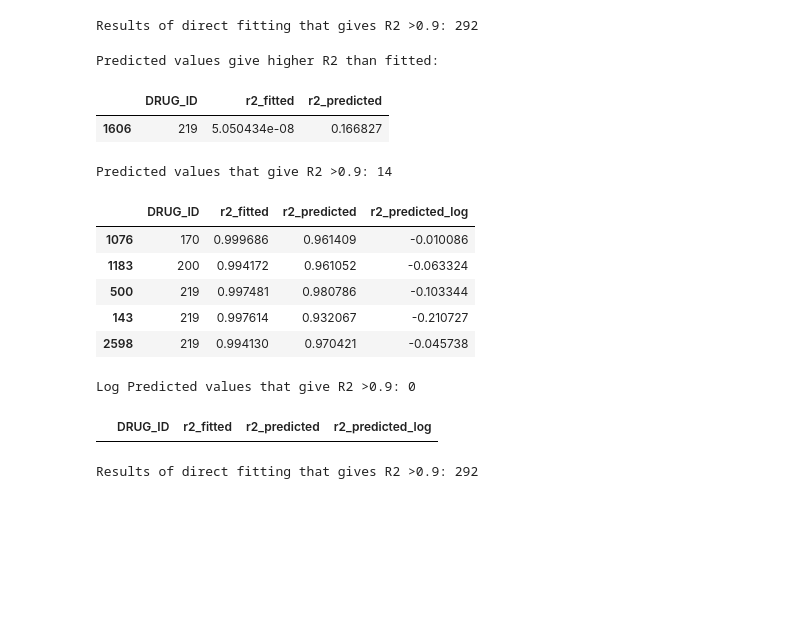
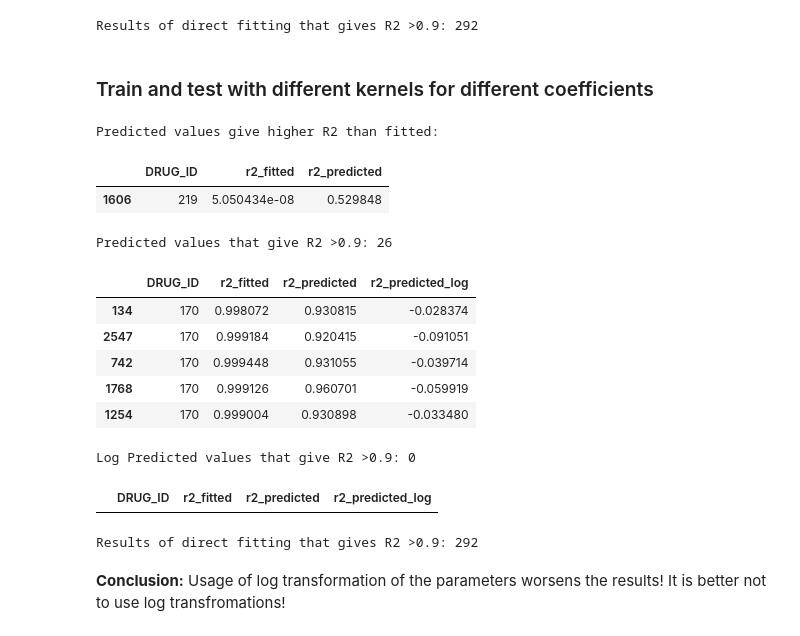
Before and after one commit to redskull37/DrugProfiles, a Jupyter notebook: 6_2_drug_kernel_learning_with_tuned_parameters_log.ipynb, the cells around one changed output. Cells and saved outputs as stored; diff of their text form; code cells hidden in the pictures; blank space fills up the shorter version.

Commit message:
finished train test for log coefficients

```diff
--- a/6_2_drug_kernel_learning_with_tuned_parameters_log.ipynb
+++ b/6_2_drug_kernel_learning_with_tuned_parameters_log.ipynb
@@ -307,6 +302,27 @@ Results of direct fitting that gives R2 >0.9: 292
+# %% [markdown]
+### Train and test with different kernels for different coefficients
+# %%
+best_parameters_kernels_123 = {
+    "linear": {"alpha": {1: 200.0, 2: 100.0, 3: 100.0, 4: 50.0}},
+
+    "sigmoid": {"gamma" :{1: 1e-05, 2: 1e-05, 3: 1e-05, 4: 0.01},
+                "alpha":  {1: 1.0, 2: 1.0, 3: 1.0, 4: 1.0},
+                "coef0" : {1: 1.0, 2: 1.0, 3: 1.0, 4: 1.0}
+               },
+
+    "rbf" : {"gamma": {1: 1e-05, 2: 1.0, 3: 1.0, 4: 0.001},
+           "alpha" : {1: 10.0, 2: 10.0, 3: 10.0, 4: 5.0}
+          },
+
+    "polynomial" : { "gamma" : {1: 1e-05, 2: 1e-05, 3: 1e-05, 4: 1e-04},
+                    "degree" : {1: 1.0, 2: 1.0, 3: 1.0, 4: 5.0},
+                    "alpha" : {1: 5.0, 2: 1.0, 3: 1.0, 4: 0.01}
+                   }}
+
+best_kernels = {1: 'rbf', 2: 'rbf', 3: 'rbf', 4: 'rbf'}
 # %%
-short_test = TrainTestKernelByDrugLog(train, test, good_drug_ids, number_coefficients=4, kernel='sigmoid',
-                                   alpha=1, gamma=1, degree=3, coef0=1)
+short_test = TrainTestKernelByDrugLog(train, test, good_drug_ids, number_coefficients=4,
+                                   kernel_dict=best_kernels, kernel_param = best_parameters_kernels_123)
 
 # parameters: x0, L, k, b
 # y = 1 / (L + np.exp(-k*(x-x0)))+b
@@ -316,40 +332,43 @@ short_test[['COSMIC_ID', 'DRUG_ID', "param_1","pred_param_1","param_2", "pred_pa
 
 fitting_cols = ["param_"+str(i) for i in range(1,5)]
 pred_fitting_cols = ["pred_param_"+str(i) for i in range(1,5)]
 log_pred_fitting_cols = ["log_pred_param_"+str(i) for i in range(1,5)]
 fitting_function = "sigmoid_4_param"
 
 short_test["r2_fitted"] = compute_r2_score(short_test, x_columns = conc_columns, y_columns = response_norm,
                               fitting_parameters=fitting_cols, fitting_function = fitting_function)
 
 short_test["r2_predicted"] = compute_r2_score(short_test, x_columns = conc_columns, y_columns = response_norm,
                               fitting_parameters=pred_fitting_cols, fitting_function = fitting_function)
 
 short_test["r2_predicted_log"] = compute_r2_score(short_test, x_columns = conc_columns, y_columns = response_norm,
                               fitting_parameters=log_pred_fitting_cols, fitting_function = fitting_function)
 
 # only one case when predicted values was a better fit to original data than directly fitted
 print("Predicted values give higher R2 than fitted:")
 display(short_test[short_test["r2_predicted"]>short_test["r2_fitted"]][["DRUG_ID","r2_fitted", "r2_predicted"]])
 
 print("Predicted values that give R2 >0.9:", short_test[short_test["r2_predicted"]>0.9][["DRUG_ID","r2_fitted", "r2_predicted"]].shape[0])
 display(short_test[short_test["r2_predicted"]>0.9][["DRUG_ID","r2_fitted", "r2_predicted", "r2_predicted_log"]].head())
 
 print("Log Predicted values that give R2 >0.9:", short_test[short_test["r2_predicted_log"]>0.9].shape[0])
 display(short_test[short_test["r2_predicted_log"]>0.9][["DRUG_ID","r2_fitted", "r2_predicted", "r2_predicted_log"]].head())
 
 print("Results of direct fitting that gives R2 >0.9:", short_test[short_test["r2_fitted"]>0.9].shape[0])
 # %% [output]
 Predicted values give higher R2 than fitted:
 |  | DRUG_ID | r2_fitted | r2_predicted |
-| 1606 | 219 | 5.050434e-08 | 0.166827 |
+| 1606 | 219 | 5.050434e-08 | 0.529848 |
-Predicted values that give R2 >0.9: 14
+Predicted values that give R2 >0.9: 26
 |  | DRUG_ID | r2_fitted | r2_predicted | r2_predicted_log |
-| 1076 | 170 | 0.999686 | 0.961409 | -0.010086 |
-| 1183 | 200 | 0.994172 | 0.961052 | -0.063324 |
-| 500 | 219 | 0.997481 | 0.980786 | -0.103344 |
-| 143 | 219 | 0.997614 | 0.932067 | -0.210727 |
-| 2598 | 219 | 0.994130 | 0.970421 | -0.045738 |
+| 134 | 170 | 0.998072 | 0.930815 | -0.028374 |
+| 2547 | 170 | 0.999184 | 0.920415 | -0.091051 |
+| 742 | 170 | 0.999448 | 0.931055 | -0.039714 |
+| 1768 | 170 | 0.999126 | 0.960701 | -0.059919 |
+| 1254 | 170 | 0.999004 | 0.930898 | -0.033480 |
 Log Predicted values that give R2 >0.9: 0
 |  | DRUG_ID | r2_fitted | r2_predicted | r2_predicted_log |
 Results of direct fitting that gives R2 >0.9: 292
+# %% [markdown]
+**Conclusion:** Usage of log transformation of the parameters worsens the results!
+It is better not to use log transfromations!
```
Also changed, not shown: parts of 2 cells of this notebook, 1 other file.
